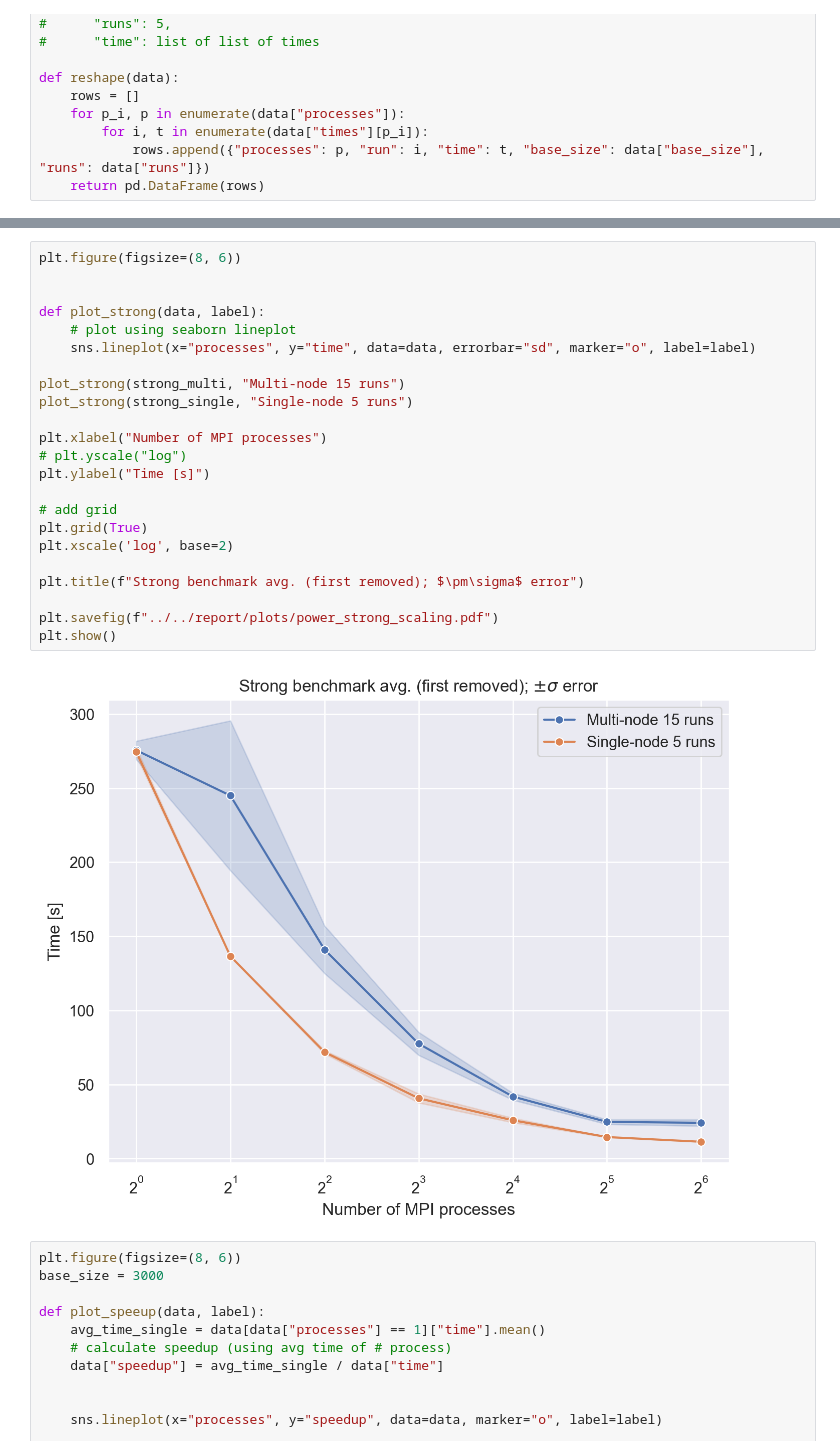
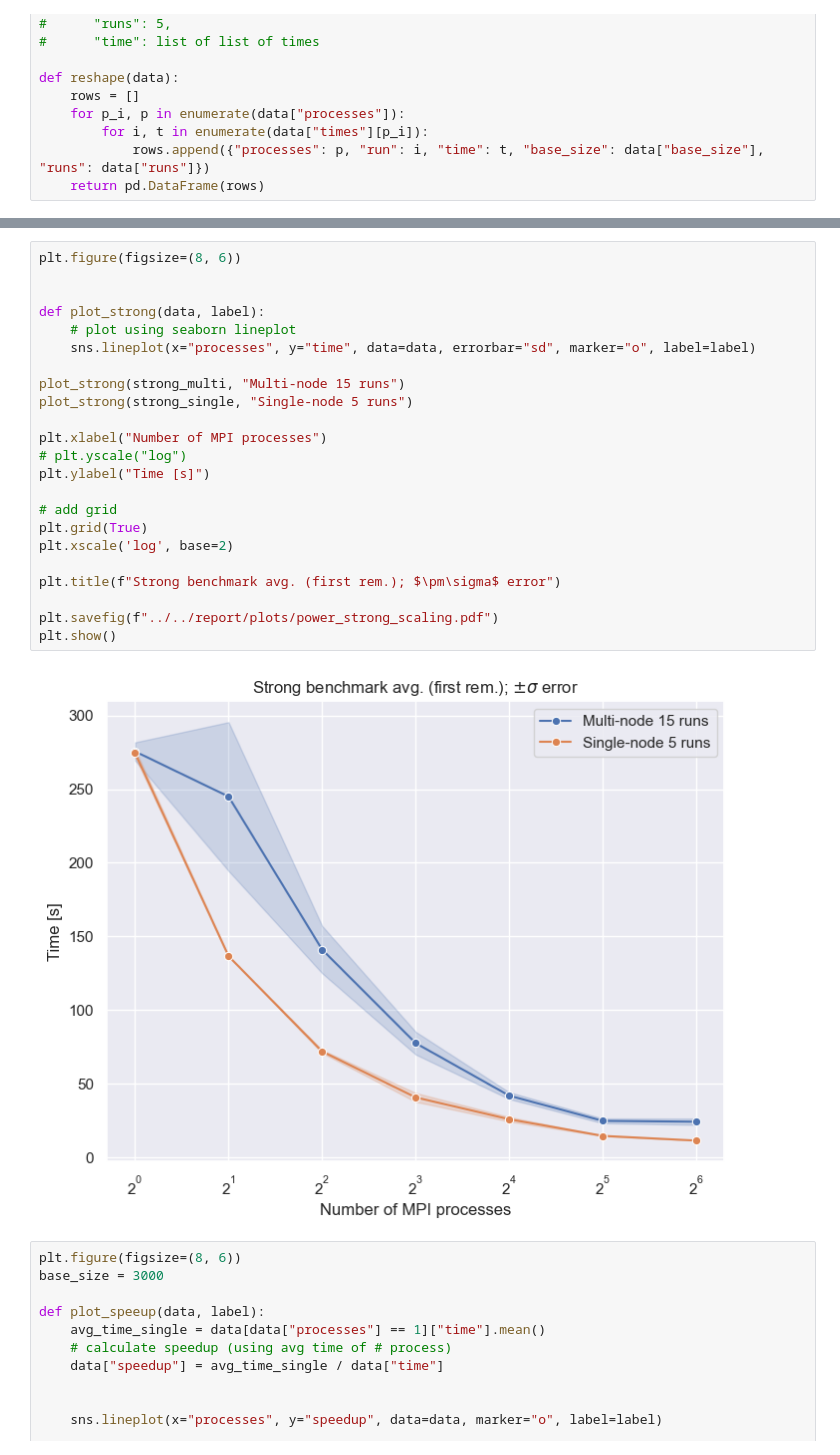
Before and after one commit to benedict-armstrong/hpc, a Jupyter notebook: project04/code/powermethod/plots.ipynb, the cells around one changed output, grey strips where cells are left out. Saved outputs shown, nothing was run; the diff lists cells and outputs as text.

```diff
--- a/project04/code/powermethod/plots.ipynb
+++ b/project04/code/powermethod/plots.ipynb
@@ -63,28 +63,28 @@ weak_multi
 # %%
 plt.figure(figsize=(8, 6))
 
 
 def plot_strong(data, label):
     # plot using seaborn lineplot
     sns.lineplot(x="processes", y="time", data=data, errorbar="sd", marker="o", label=label)
 
 plot_strong(strong_multi, "Multi-node 15 runs")
 plot_strong(strong_single, "Single-node 5 runs")
 
 plt.xlabel("Number of MPI processes")
 # plt.yscale("log")
 plt.ylabel("Time [s]")
 
 # add grid
 plt.grid(True)
 plt.xscale('log', base=2)
 
-plt.title(f"Strong benchmark avg. (first removed); $\pm\sigma$ error")
+plt.title(f"Strong benchmark avg. (first rem.); $\pm\sigma$ error")
 
 plt.savefig(f"../../report/plots/power_strong_scaling.pdf")
 plt.show()
 # %% [output]
-[figure, old version]
+[figure, new version]
 # %%
 plt.figure(figsize=(8, 6))
 base_size = 3000
```
Also changed, not shown: parts of 4 cells of this notebook, 17 other files.
